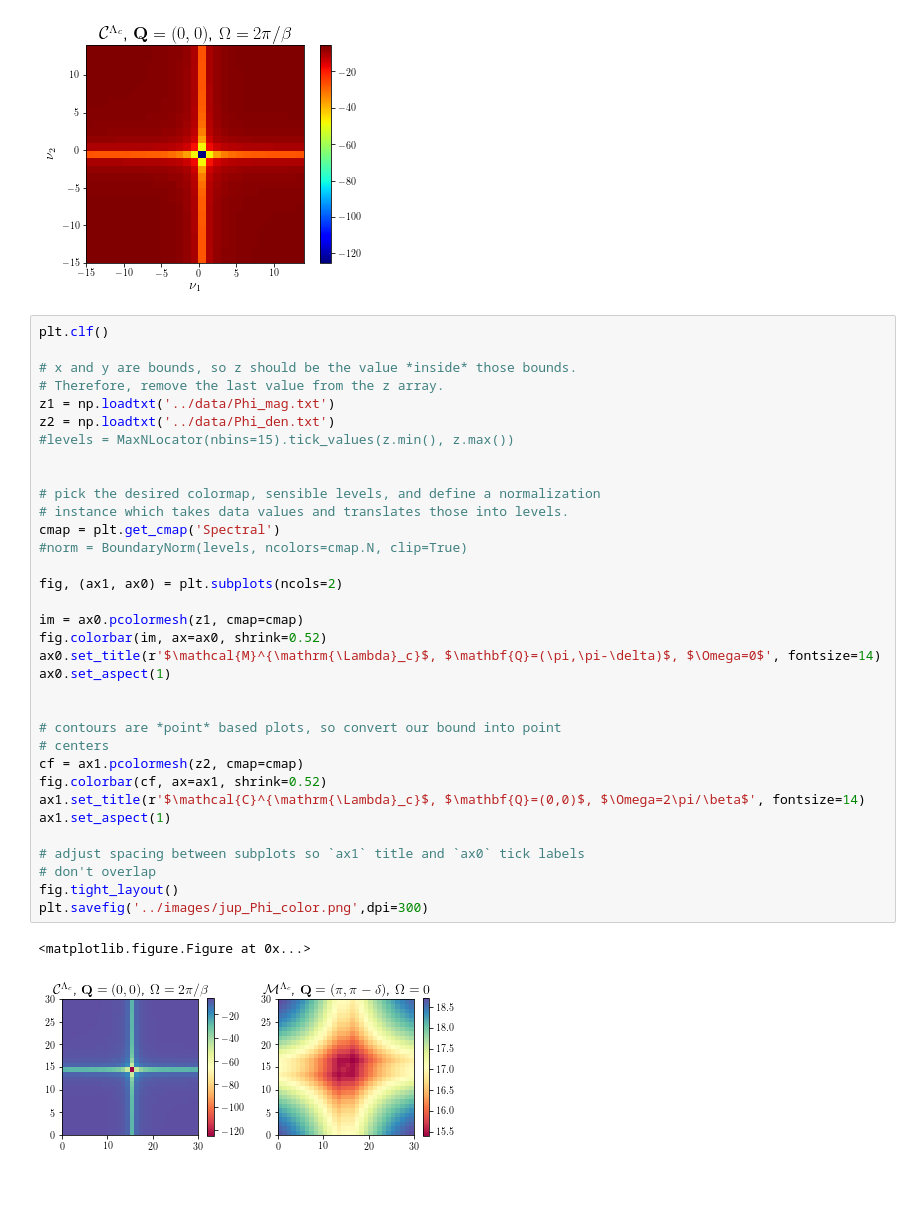
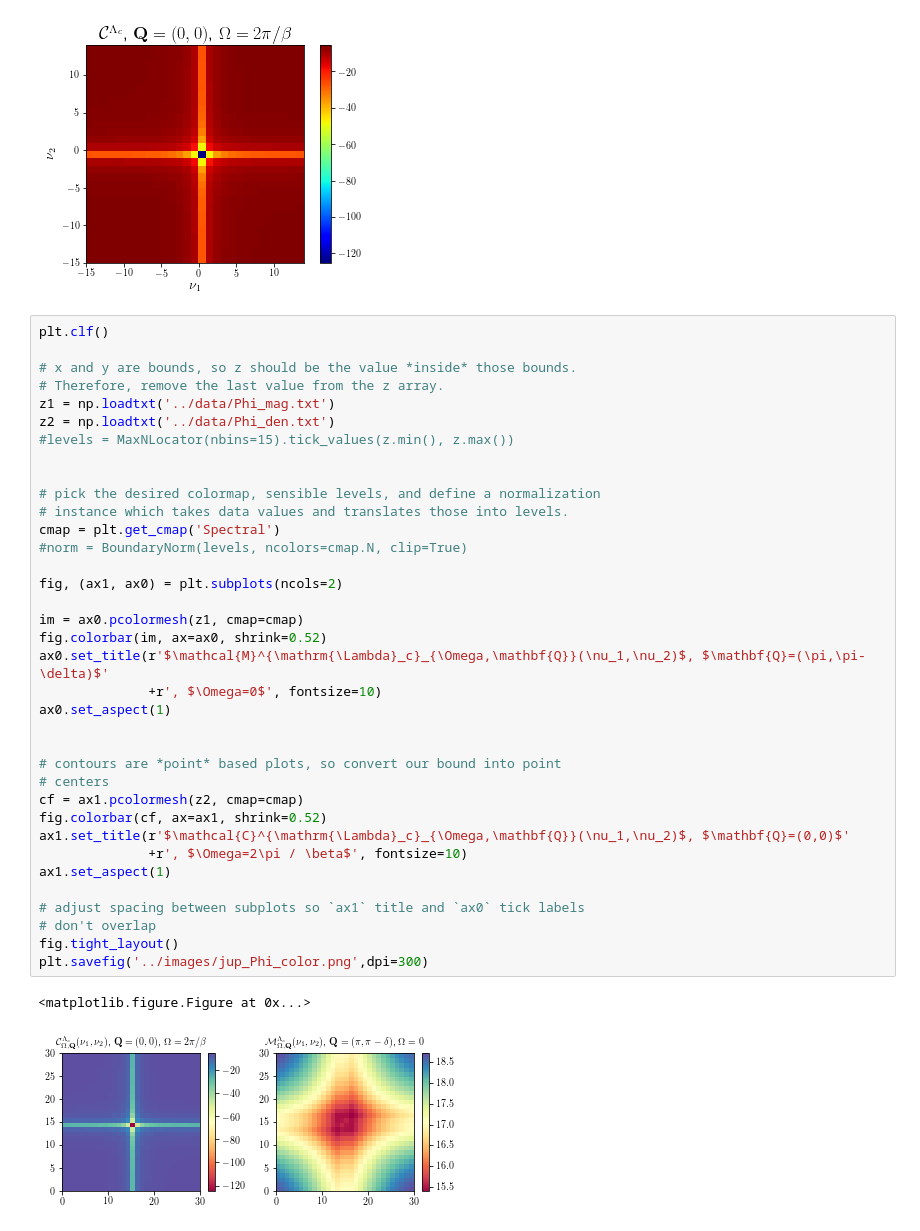
Before and after one commit to Ciro-Taranto/fRG_paper, a Jupyter notebook: scripts/Plot2D_mag_den.ipynb, the cells around one changed output. Saved outputs shown, nothing was run; the diff lists cells and outputs as text; blank space fills up the shorter version.

Commit message:
Mod title in jup_Phi_color.png

```diff
--- a/scripts/Plot2D_mag_den.ipynb
+++ b/scripts/Plot2D_mag_den.ipynb
@@ -60,33 +60,35 @@ plt.clf()
 # Therefore, remove the last value from the z array.
 z1 = np.loadtxt('../data/Phi_mag.txt')
 z2 = np.loadtxt('../data/Phi_den.txt')
 #levels = MaxNLocator(nbins=15).tick_values(z.min(), z.max())
 
 
 # pick the desired colormap, sensible levels, and define a normalization
 # instance which takes data values and translates those into levels.
 cmap = plt.get_cmap('Spectral')
 #norm = BoundaryNorm(levels, ncolors=cmap.N, clip=True)
 
 fig, (ax1, ax0) = plt.subplots(ncols=2)
 
 im = ax0.pcolormesh(z1, cmap=cmap)
 fig.colorbar(im, ax=ax0, shrink=0.52)
-ax0.set_title(r'$\mathcal{M}^{\mathrm{\Lambda}_c}$, $\mathbf{Q}=(\pi,\pi-\delta)$, $\Omega=0$', fontsize=14)
+ax0.set_title(r'$\mathcal{M}^{\mathrm{\Lambda}_c}_{\Omega,\mathbf{Q}}(\nu_1,\nu_2)$, $\mathbf{Q}=(\pi,\pi-\delta)$'
+              +r', $\Omega=0$', fontsize=10)
 ax0.set_aspect(1)
 
 
 # contours are *point* based plots, so convert our bound into point
 # centers
 cf = ax1.pcolormesh(z2, cmap=cmap)
 fig.colorbar(cf, ax=ax1, shrink=0.52)
-ax1.set_title(r'$\mathcal{C}^{\mathrm{\Lambda}_c}$, $\mathbf{Q}=(0,0)$, $\Omega=2\pi/\beta$', fontsize=14)
+ax1.set_title(r'$\mathcal{C}^{\mathrm{\Lambda}_c}_{\Omega,\mathbf{Q}}(\nu_1,\nu_2)$, $\mathbf{Q}=(0,0)$'
+              +r', $\Omega=2\pi / \beta$', fontsize=10)
 ax1.set_aspect(1)
 
 # adjust spacing between subplots so `ax1` title and `ax0` tick labels
 # don't overlap
 fig.tight_layout()
 plt.savefig('../images/jup_Phi_color.png',dpi=300)
 # %% [output]
 <matplotlib.figure.Figure at 0x...>
-[figure, old version]
+[figure, new version]
```
Also changed, not shown: 2 other files.
